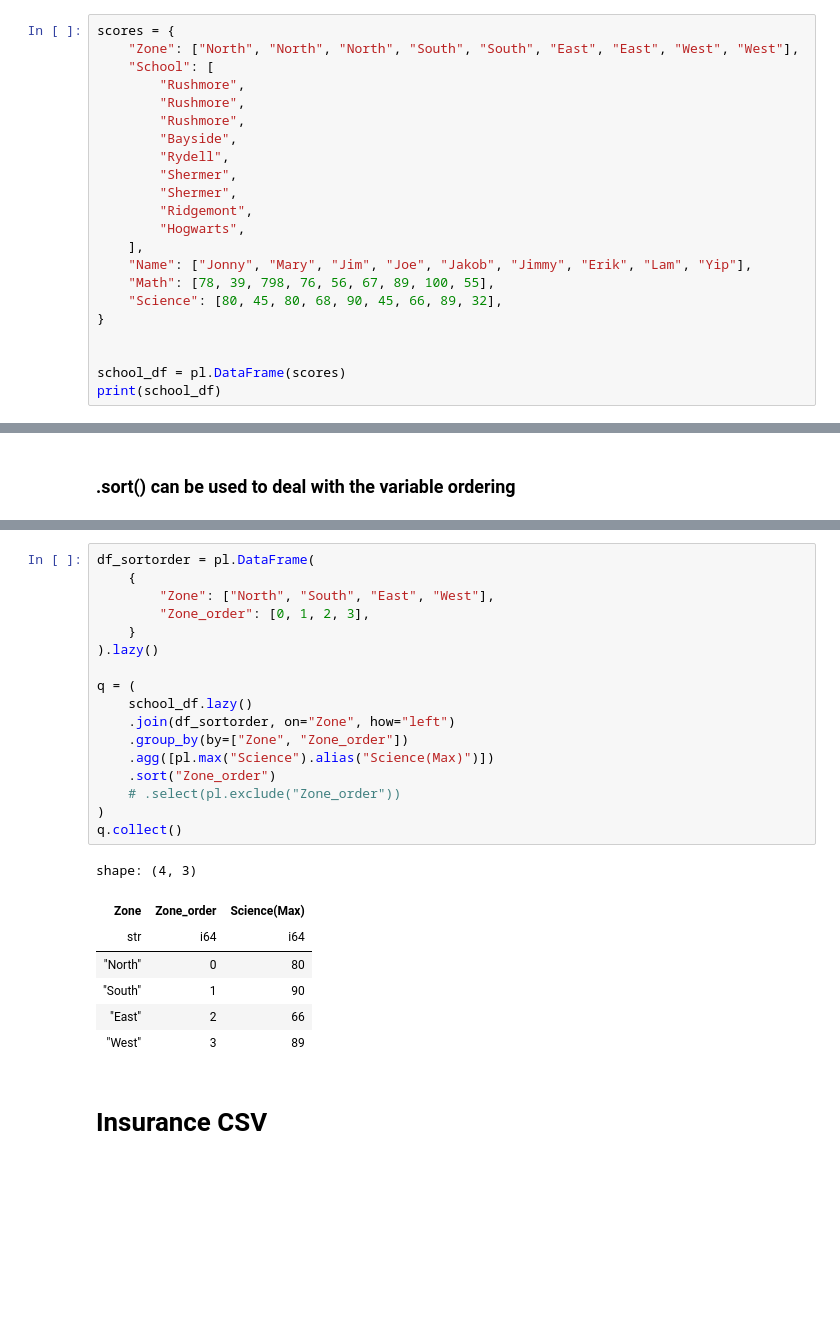
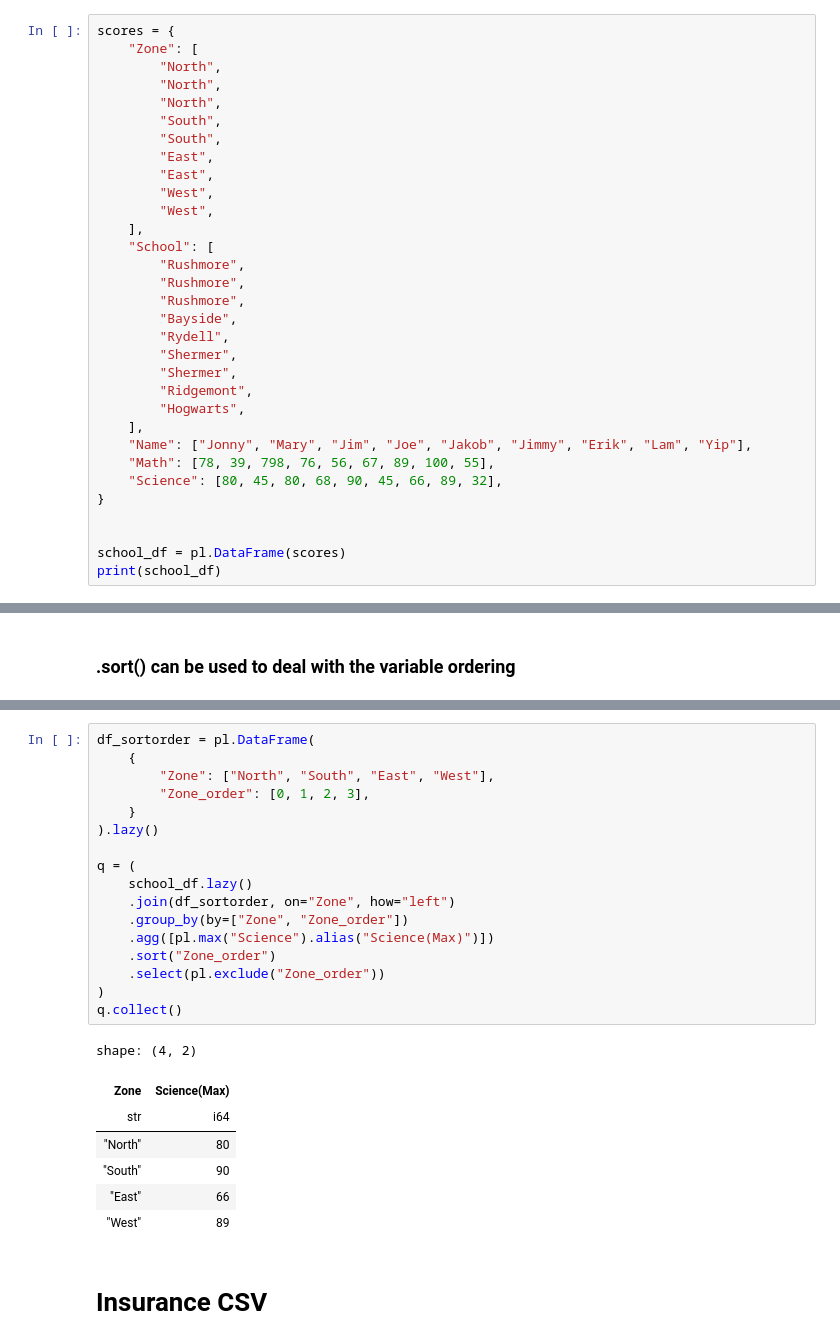
Before and after one commit to ethanmsl/polar-jupyter, a Jupyter notebook: polars-local.ipynb, the cells around one changed output, grey strips where cells are left out. Saved outputs shown, nothing was run; the diff lists cells and outputs as text; blank space fills up the shorter version.

```diff
--- a/polars-local.ipynb
+++ b/polars-local.ipynb
@@ -63,7 +63,17 @@ polars.dataframe.frame.DataFrame
 # GroupBy
 # %%
 scores = {
-    "Zone": ["North", "North", "North", "South", "South", "East", "East", "West", "West"],
+    "Zone": [
+        "North",
+        "North",
+        "North",
+        "South",
+        "South",
+        "East",
+        "East",
+        "West",
+        "West",
+    ],
     "School": [
         "Rushmore",
         "Rushmore",
@@ -227,28 +235,28 @@ shape: (4, 8)
 # %%
 df_sortorder = pl.DataFrame(
     {
         "Zone": ["North", "South", "East", "West"],
         "Zone_order": [0, 1, 2, 3],
     }
 ).lazy()
 
 q = (
     school_df.lazy()
     .join(df_sortorder, on="Zone", how="left")
     .group_by(by=["Zone", "Zone_order"])
     .agg([pl.max("Science").alias("Science(Max)")])
     .sort("Zone_order")
-    # .select(pl.exclude("Zone_order"))
+    .select(pl.exclude("Zone_order"))
 )
 q.collect()
 # %% [output]
-shape: (4, 3)
+shape: (4, 2)
-| Zone | Zone_order | Science(Max) |
-| str | i64 | i64 |
-| "North" | 0 | 80 |
-| "South" | 1 | 90 |
-| "East" | 2 | 66 |
-| "West" | 3 | 89 |
+| Zone | Science(Max) |
+| str | i64 |
+| "North" | 80 |
+| "South" | 90 |
+| "East" | 66 |
+| "West" | 89 |
 # %% [markdown]
 # Insurance CSV
 # %%
```
Also changed, not shown: parts of 8 cells of this notebook, 1 other file.
